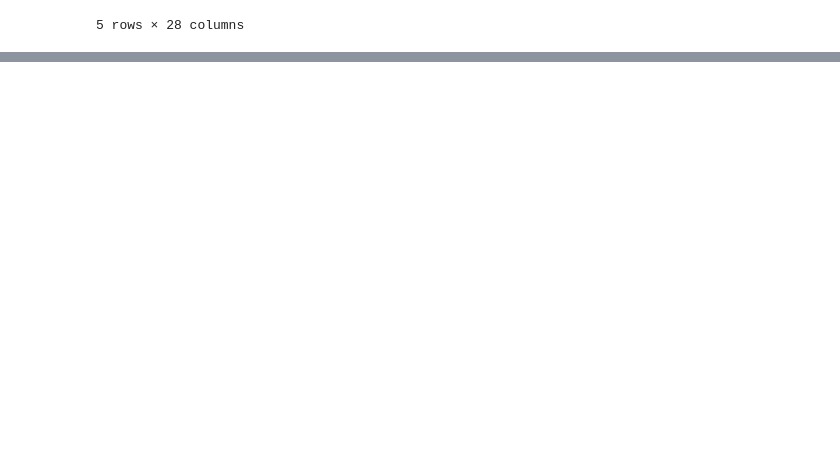
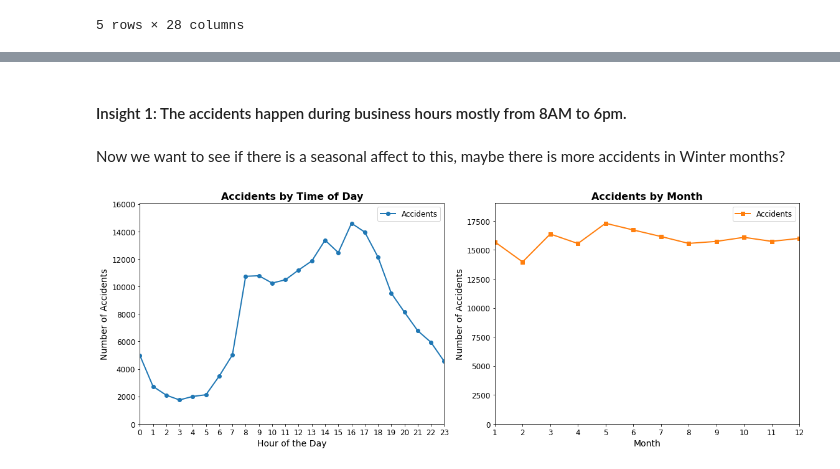
Before and after one commit to hoangcto/brooklyncasestudy_collision, a Jupyter notebook: brooklyn_case_jupyter.ipynb, the cells around one changed output, grey strips where cells are left out. Drawn from its saved outputs; the diff is of its cells as text; code cells hidden in the pictures; blank space fills up the shorter version.

```diff
--- a/brooklyn_case_jupyter.ipynb
+++ b/brooklyn_case_jupyter.ipynb
@@ -176,0 +178,47 @@ plt.show()
+# %% [markdown]
+#### Insight 1: The accidents happen during business hours mostly from 8AM to 6pm.
+# %% [markdown]
+Now we want to see if there is a seasonal affect to this, maybe there is more accidents in Winter months?
+# %%
+
+
+# Count the frequency of accidents for each hour
+month_freq = brooklyn_data['month'].value_counts().sort_index()
+
+# Create the plot
+hour_freq = brooklyn_data['hour'].value_counts().sort_index()
+month_freq = brooklyn_data['month'].value_counts().sort_index()
+
+# Create a single plot
+hour_freq = brooklyn_data['hour'].value_counts().sort_index()
+month_freq = brooklyn_data['month'].value_counts().sort_index()
+
+# Create a figure with two subplots
+fig, (ax1, ax2) = plt.subplots(1, 2, figsize=(16, 6))
+
+# Plot accidents by hour
+ax1.plot(hour_freq.index, hour_freq.values, marker='o', linestyle='-', color='#1f77b4', linewidth=2)
+ax1.set_xticks(range(0, 24))
+ax1.set_xticklabels(range(0, 24), fontsize=12)
+ax1.set_xlim(0, max(hour_freq.index))
+ax1.set_xlabel('Hour of the Day', fontsize=14)
+ax1.set_ylabel('Number of Accidents', fontsize=14)
+ax1.set_ylim(0, max(hour_freq.values)*1.1)
+ax1.set_title('Accidents by Time of Day', fontsize=16, fontweight='bold')
+ax1.legend(['Accidents'], fontsize=12)
+
+# Plot accidents by month
+ax2.plot(month_freq.index, month_freq.values, marker='s', linestyle='-', color='#ff7f0e', linewidth=2)
+ax2.set_xticks(range(1, 13))
+ax2.set_xticklabels(range(1, 13), fontsize=12)
+ax2.set_xlim(1, max(month_freq.index))
+ax2.set_xlabel('Month', fontsize=14)
+ax2.set_ylim(0, max(month_freq.values)* 1.1)
+ax2.set_ylabel('Number of Accidents', fontsize=14)
+ax2.set_title('Accidents by Month', fontsize=16, fontweight='bold')
+ax2.legend(['Accidents'], fontsize=12)
+# Adjust the layout and display the plot
+plt.tight_layout()
+plt.show()
+# %% [output]
+[figure, added]
```
Also changed, not shown: parts of 15 cells of this notebook.
